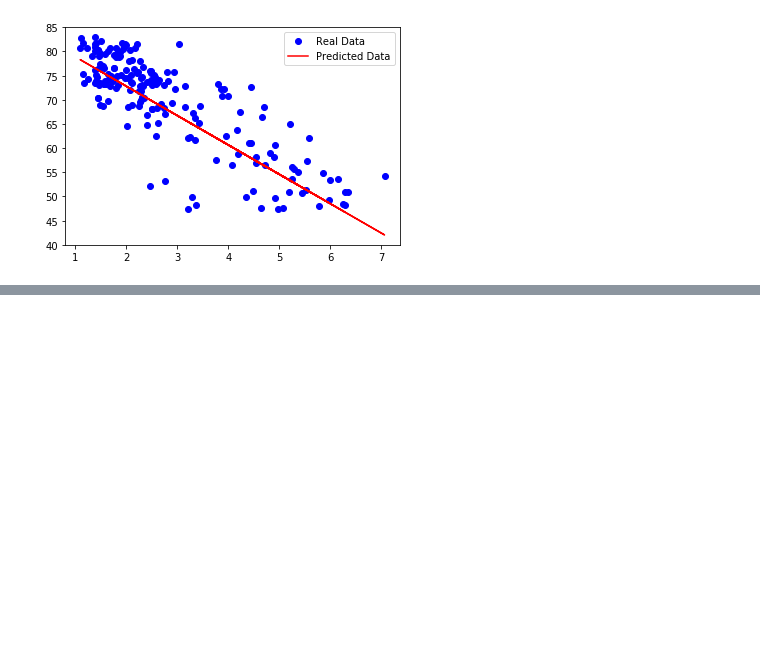
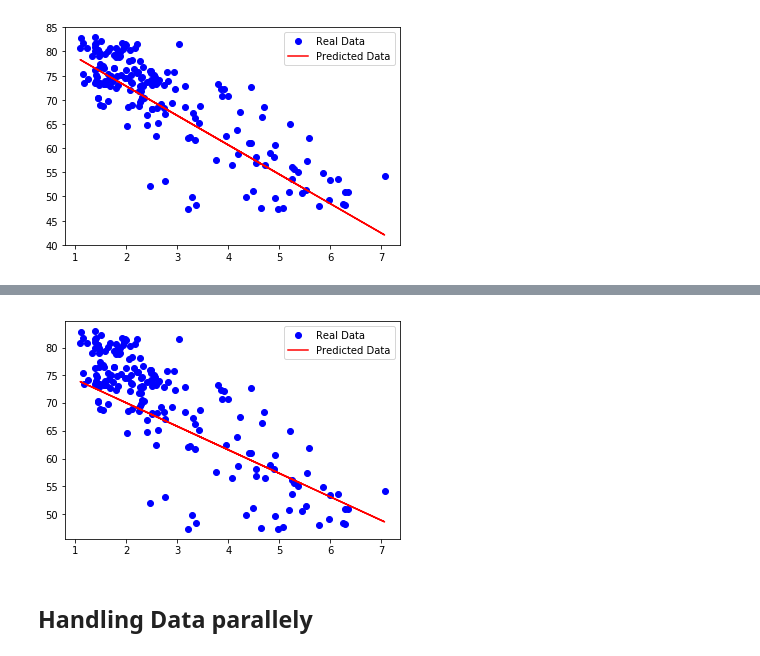
Before and after one commit to animohan/tf, a Jupyter notebook: 201804/CS20I-Lec2.ipynb, the cells around one changed output, grey strips where cells are left out. Cells and saved outputs as stored; diff of their text form; code cells hidden in the pictures; blank space fills up the shorter version.

```diff
--- a/201804/CS20I-Lec2.ipynb
+++ b/201804/CS20I-Lec2.ipynb
@@ -144,0 +151,24 @@ NameError: name 'tf' is not defined
+# %%
+ypred = w*x + b
+# %%
+loss = huber_loss(y, ypred,delta = 14.0)
+#loss = tf.square(y-ypred, name = "loss")
+# %%
+opt = tf.train.GradientDescentOptimizer(0.001).minimize(loss)
+# %%
+with tf.Session() as sess:
+    sess.run(tf.global_variables_initializer())
+
+    for i in range(100):
+        total_loss = 0
+        for j,k in data:
+            _,l = sess.run([opt,loss], feed_dict={x:j,y:k})
+            total_loss = total_loss + l
+
+        if(i%20 ==0):
+            print("Iteration={0}--Loss={1}".format(i,total_loss/n_samples))
+
+    w_out = w.eval()
+    b_out = b.eval()
+print("w:",w_out)
+print("b:",b_out)
@@ -144,0 +183,9 @@ NameError: name 'tf' is not defined
+# %%
+plt.plot(data[:,0],data[:,1],'bo', label = "Real Data")
+plt.plot(data[:,0],data[:,0]*w_out + b_out,'r', label = "Predicted Data")
+plt.legend()
+plt.show()
+# %% [output]
+[figure, added]
+# %% [markdown]
+## Handling Data parallely
```
Also changed, not shown: parts of 18 cells of this notebook, 16 other files.
